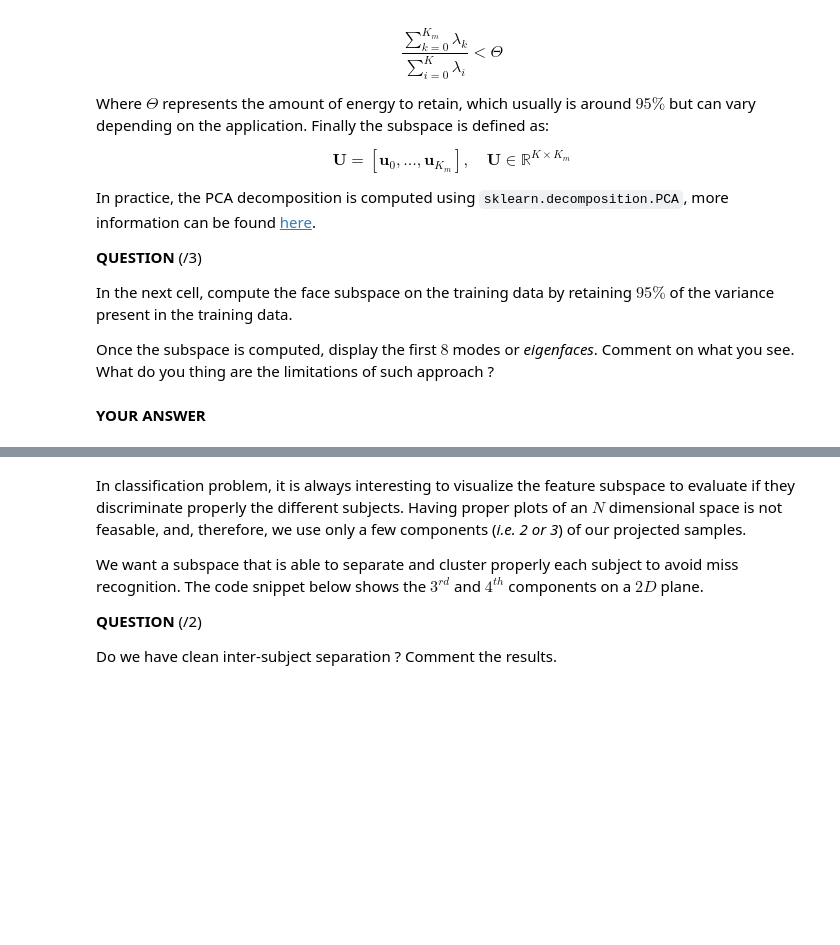
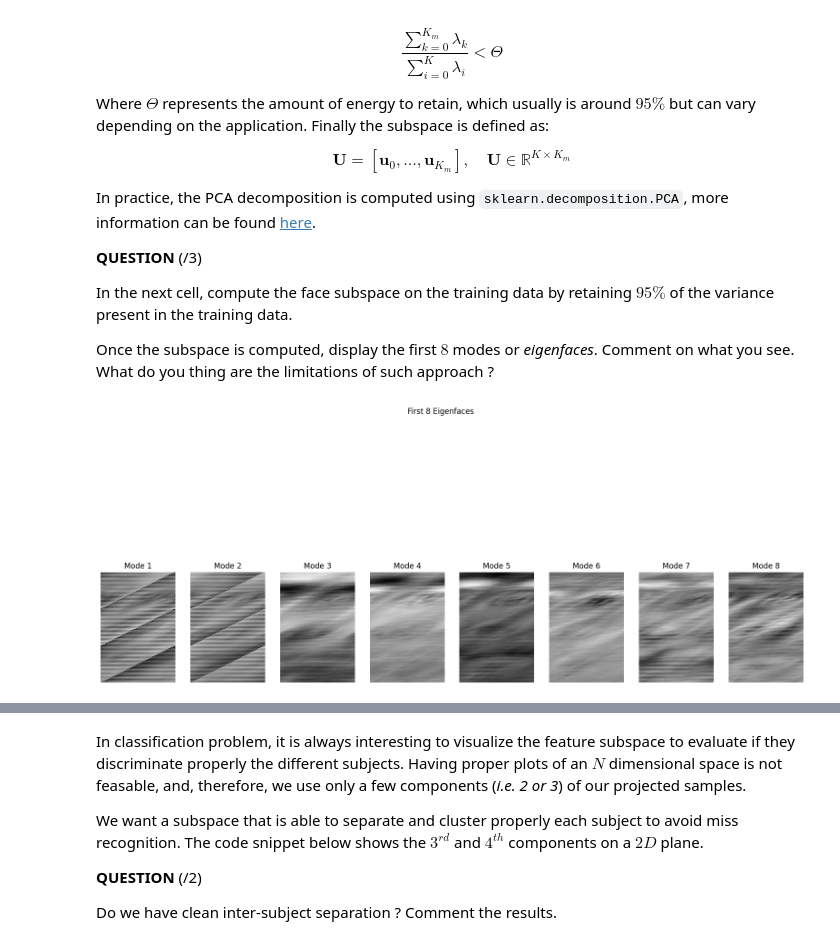
Before and after one commit to AlexYcode/IPLAB, a Jupyter notebook: Lab2/code/02_object_detection_and_recognition_2025.ipynb, the cells around one changed output, grey strips where cells are left out. Drawn from its saved outputs; the diff is of its cells as text; code cells hidden in the pictures; blank space fills up the shorter version.

Commit message:
eigenfaces

```diff
--- a/Lab2/code/02_object_detection_and_recognition_2025.ipynb
+++ b/Lab2/code/02_object_detection_and_recognition_2025.ipynb
@@ -1188,12 +1352,30 @@ def load_images(subset):
     :return:       Data matrix and label vector
     """
 
-    data = None
-    label = None
+    data = []
+    labels = []
 
     # YOUR CODE HERE
+    for label, images in subset.items():
+        for image in images:
+            # Downsample the image by a factor of 2
+            downsampled_image = cv2.resize(image,
+                                           (image.shape[1] // 2, image.shape[0] // 2),
+                                           interpolation=cv2.INTER_LINEAR)
 
-    return data, label
+            # Flatten the downsampled image
+            flattened_image = downsampled_image.flatten()
+
+            # Append flattened image to data and label to labels
+            data.append(flattened_image)
+            labels.append(label)
+
+    # Convert lists to numpy arrays
+    data = np.array(data, dtype=np.float32)     # Resulting matrix [N x K] (N = number of samples, K = pixels per image)
+    data = data/255
+    labels = np.array(labels) # Resulting vector [N x 1]
+
+    return data, labels
 # %% [markdown]
 The next cell loads the training data and the labels.
 # %%
@@ -1260,2 +1442,23 @@ Comment on what you see. What do you thing are the limitations of such approach
-# %% [markdown]
-**YOUR ANSWER**
+# %%
+# YOUR CODE HERE
+from sklearn.decomposition import PCA
+
+average_face = np.mean(train_img, axis=0)
+centered_data = train_img - average_face
+
+pca = PCA(n_components=0.95, svd_solver='full')
+pca.fit(centered_data)
+
+eigenfaces = pca.components_ # flattened
+
+fig, axs = plt.subplots(1, 8, figsize=(20,10))
+for i in range(8):
+    eigenface = eigenfaces[i].reshape(189, 128)
+    axs[i].imshow(eigenface, cmap='gray')
+    axs[i].axis('off')
+    axs[i].set_title(f"Mode {i+1}")
+
+plt.suptitle("First 8 Eigenfaces")
+plt.show()
+# %% [output]
+[figure, added]
```
Also changed, not shown: parts of 11 cells of this notebook.
